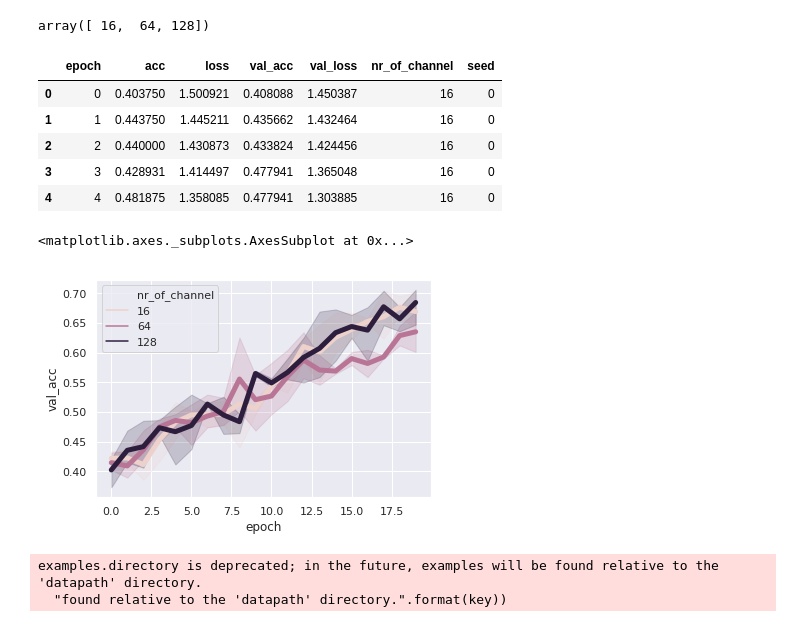
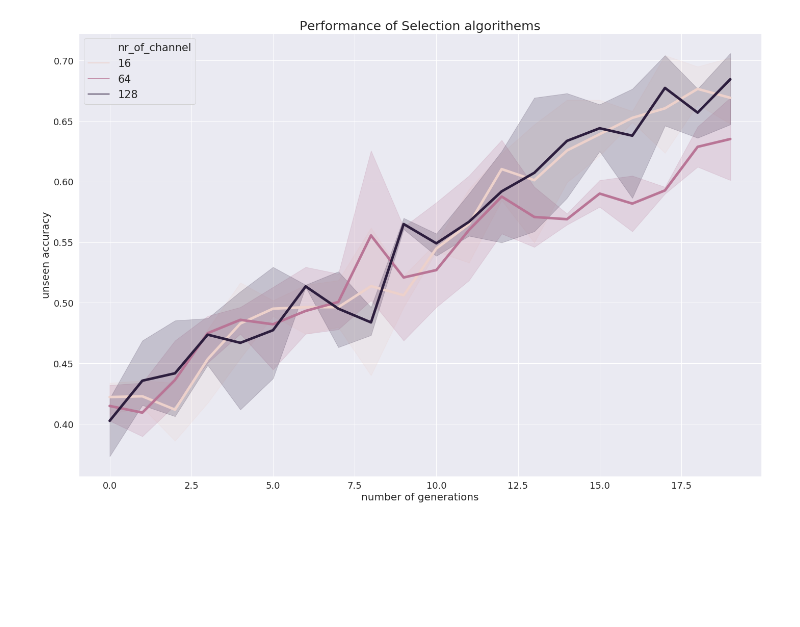
Before and after one commit to OnHoliday/DeepLearning_CNN, a Jupyter notebook: jupyter/log_plots.ipynb, the cells around one changed output. Drawn from its saved outputs; the diff is of its cells as text; code cells hidden in the pictures; blank space fills up the shorter version.

```diff
--- a/jupyter/log_plots.ipynb
+++ b/jupyter/log_plots.ipynb
@@ -65,40 +30,19 @@ print(list(df.columns[:-1].values))
-# %%
-final['nr_of_channel'].unique()
-# %% [output]
-array([ 16,  64, 128])
-# %%
-final['nr_of_channel'] = final['nr_of_channel'].astype('int')
-# %%
-final.head()
-# %% [output]
-|  | epoch | acc | loss | val_acc | val_loss | nr_of_channel | seed |
-| 0 | 0 | 0.403750 | 1.500921 | 0.408088 | 1.450387 | 16 | 0 |
-| 1 | 1 | 0.443750 | 1.445211 | 0.435662 | 1.432464 | 16 | 0 |
-| 2 | 2 | 0.440000 | 1.430873 | 0.433824 | 1.424456 | 16 | 0 |
-| 3 | 3 | 0.428931 | 1.414497 | 0.477941 | 1.365048 | 16 | 0 |
-| 4 | 4 | 0.481875 | 1.358085 | 0.477941 | 1.303885 | 16 | 0 |
-# %%
-sns.lineplot(x="epoch", y="val_acc", data=final, hue="nr_of_channel", linewidth=5.0,legend="full")
-# %% [output]
-<matplotlib.axes._subplots.AxesSubplot at 0x...>
-[figure, removed]
 # %%
 
 #final["Algorithem"] = final["2"]  + final["6"].map(str) + final["7"] + final["8"] + final["9"].map(str) + final["10"] + final["11"].map(str) + final["11"].map(str) + final["12"].map(str) + final["13"].map(str)
 
 
 
 import seaborn as sns
 import matplotlib.pyplot as plt
 sns.set(rc={'figure.figsize':(24,16)})
-ax = sns.lineplot(x="epoch", y="val_acc", data=final, hue="nr_of_channel", linewidth=5.0)
+ax = sns.lineplot(x="epoch", y="val_acc", data=final, hue="nr_of_channel", linewidth=5.0,legend="full")
 ax.set_title('Performance of Selection algorithems', fontsize=25)
 ax.legend(frameon=False, loc='lower center',ncol=2, fontsize=20)
 ax.set_xlabel("number of generations",fontsize=20)
 ax.set_ylabel("unseen accuracy",fontsize=20)
 ax.tick_params(labelsize=18)
 ax.legend(loc='best',fontsize='xx-large')
 fig = ax.get_figure()
 # %% [output]
-examples.directory is deprecated; in the future, examples will be found relative to the 'datapath' directory.
-  "found relative to the 'datapath' directory.".format(key))
+[figure, added]
```
Also changed, not shown: parts of 7 cells of this notebook, 3 other files.
